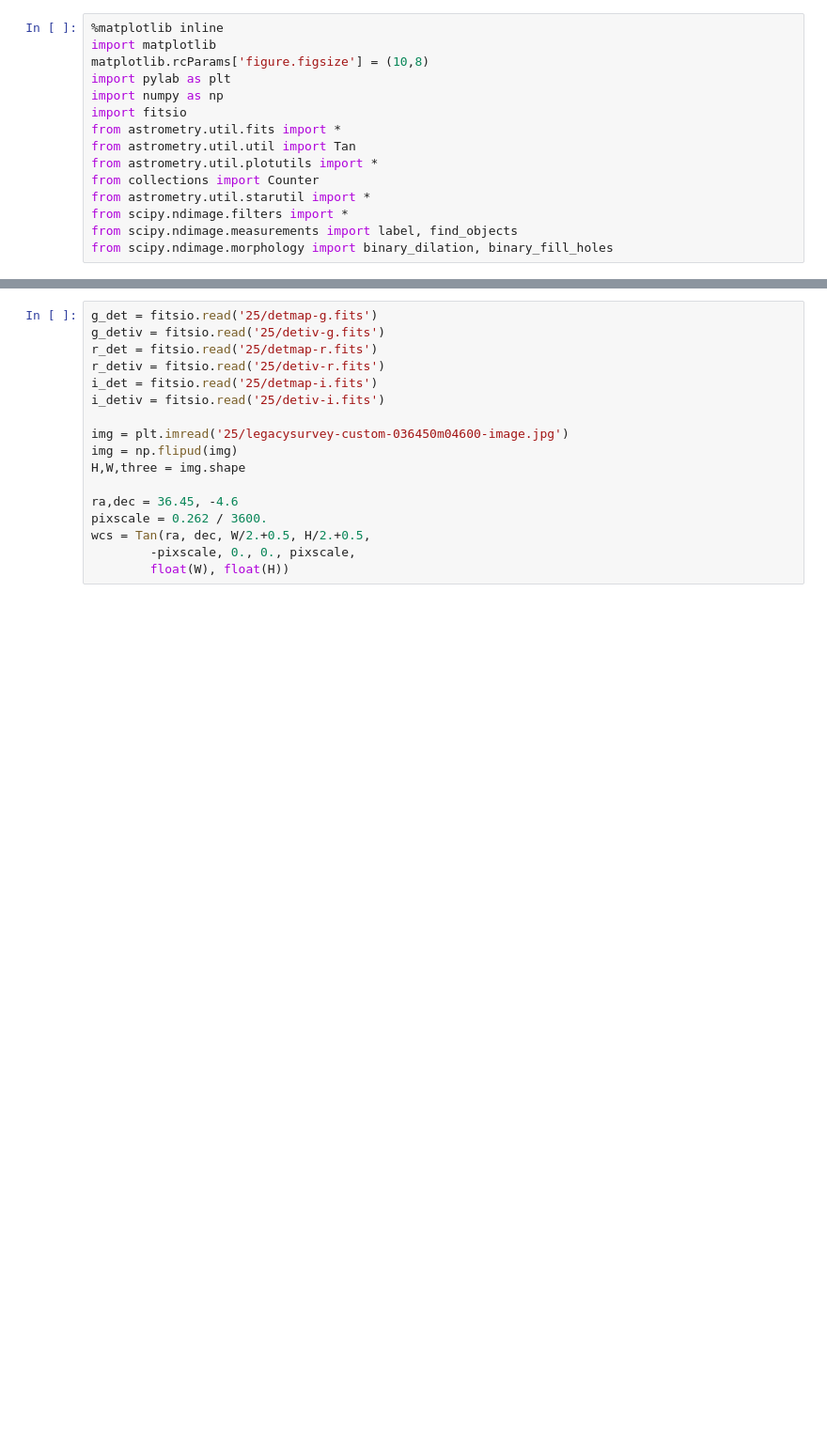
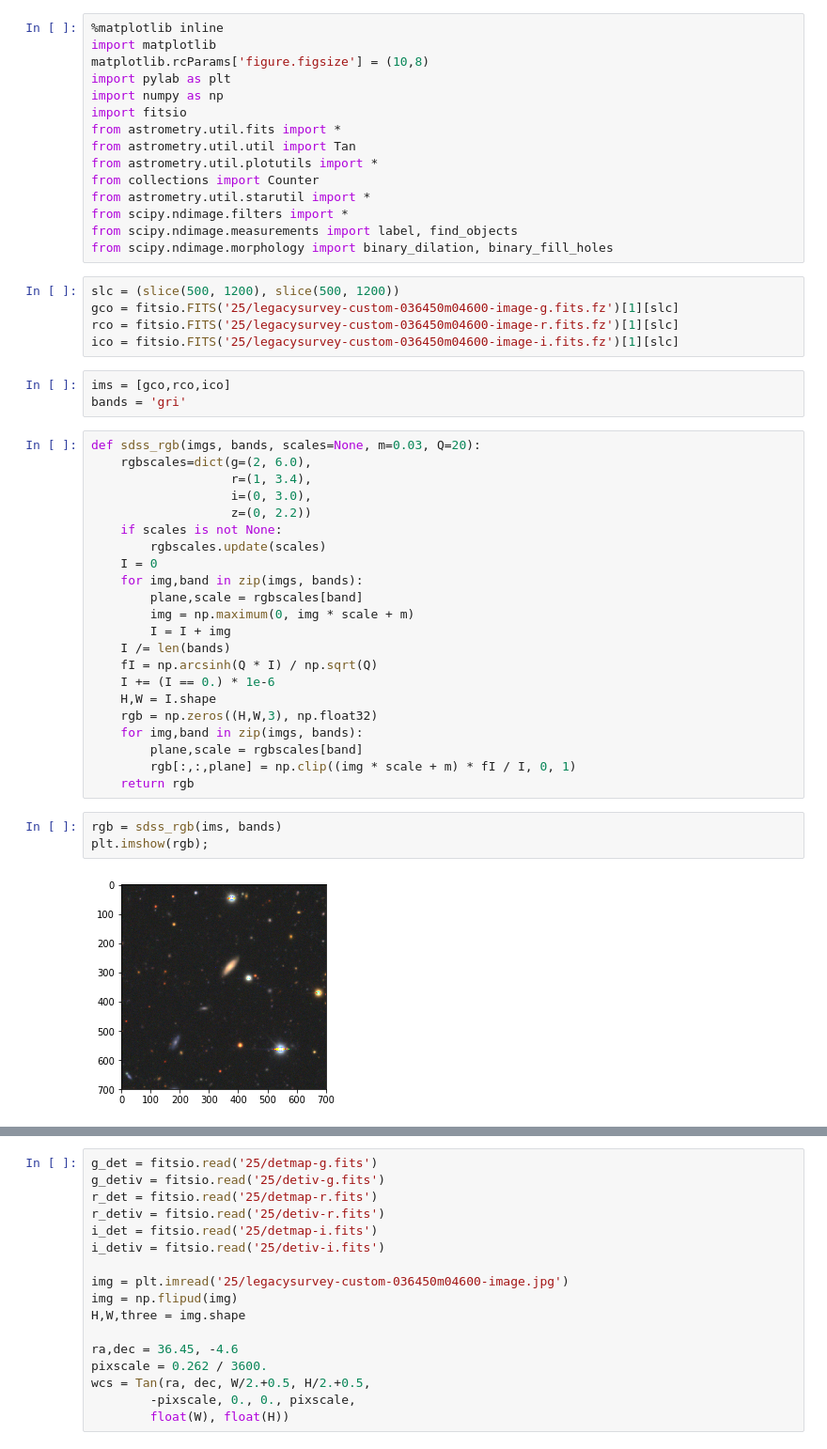
Before and after one commit to dstndstn/detection-paper, a Jupyter notebook: detection.ipynb, the cells around one changed output, grey strips where cells are left out. Shown at 94% size. Cells and saved outputs as stored; diff of their text form; blank space fills up the shorter version.

Commit message:
read coadd images and produce harder-stretched rgb image

```diff
--- a/detection.ipynb
+++ b/detection.ipynb
@@ -13,3 +13,38 @@ from astrometry.util.starutil import *
 from scipy.ndimage.filters import *
 from scipy.ndimage.measurements import label, find_objects
 from scipy.ndimage.morphology import binary_dilation, binary_fill_holes
+# %%
+slc = (slice(500, 1200), slice(500, 1200))
+gco = fitsio.FITS('25/legacysurvey-custom-036450m04600-image-g.fits.fz')[1][slc]
+rco = fitsio.FITS('25/legacysurvey-custom-036450m04600-image-r.fits.fz')[1][slc]
+ico = fitsio.FITS('25/legacysurvey-custom-036450m04600-image-i.fits.fz')[1][slc]
+# %%
+ims = [gco,rco,ico]
+bands = 'gri'
+# %%
+def sdss_rgb(imgs, bands, scales=None, m=0.03, Q=20):
+    rgbscales=dict(g=(2, 6.0),
+                   r=(1, 3.4),
+                   i=(0, 3.0),
+                   z=(0, 2.2))
+    if scales is not None:
+        rgbscales.update(scales)
+    I = 0
+    for img,band in zip(imgs, bands):
+        plane,scale = rgbscales[band]
+        img = np.maximum(0, img * scale + m)
+        I = I + img
+    I /= len(bands)
+    fI = np.arcsinh(Q * I) / np.sqrt(Q)
+    I += (I == 0.) * 1e-6
+    H,W = I.shape
+    rgb = np.zeros((H,W,3), np.float32)
+    for img,band in zip(imgs, bands):
+        plane,scale = rgbscales[band]
+        rgb[:,:,plane] = np.clip((img * scale + m) * fI / I, 0, 1)
+    return rgb
+# %%
+rgb = sdss_rgb(ims, bands)
+plt.imshow(rgb);
+# %% [output]
+[figure, added]
```
Also changed, not shown: parts of 1 cell of this notebook, 6 other files.
